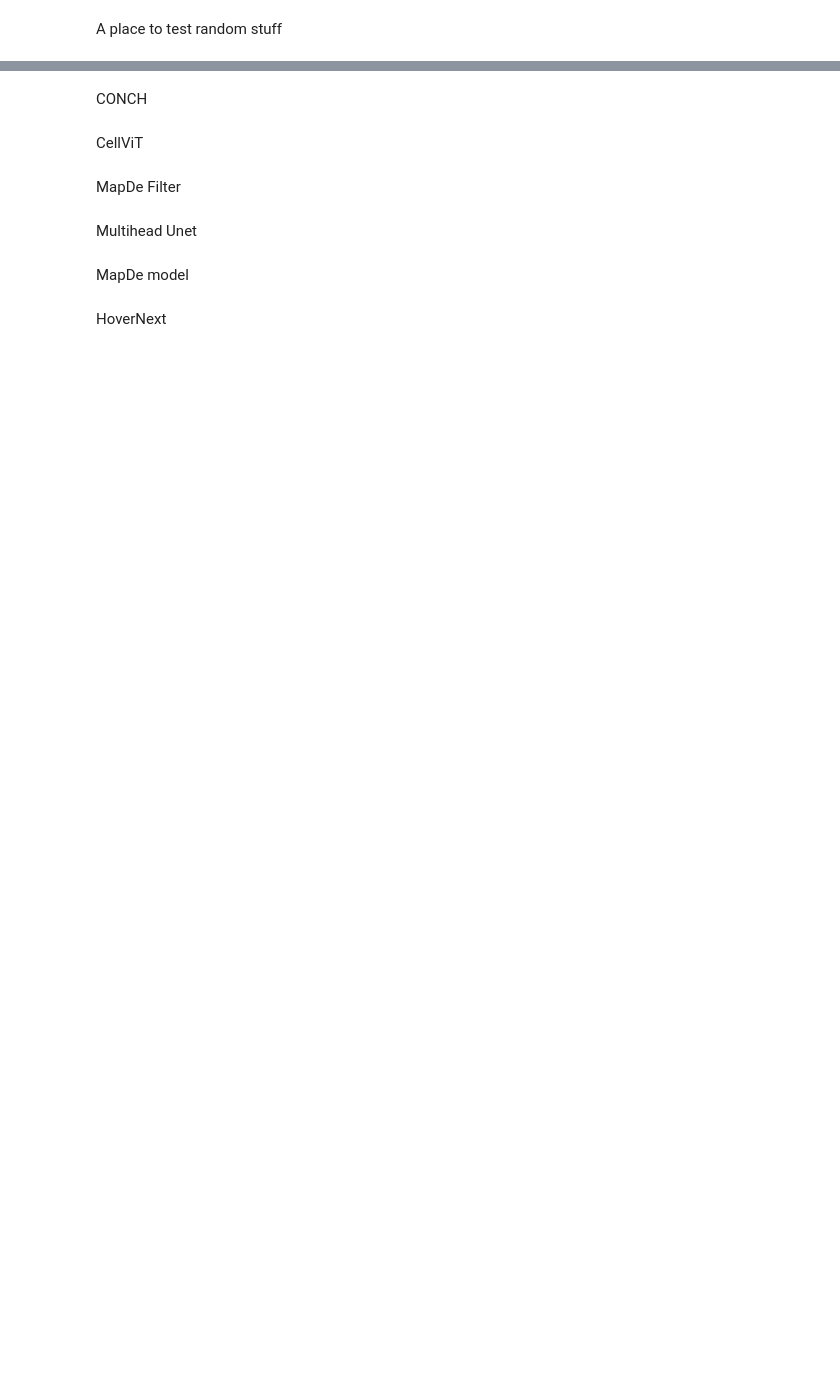
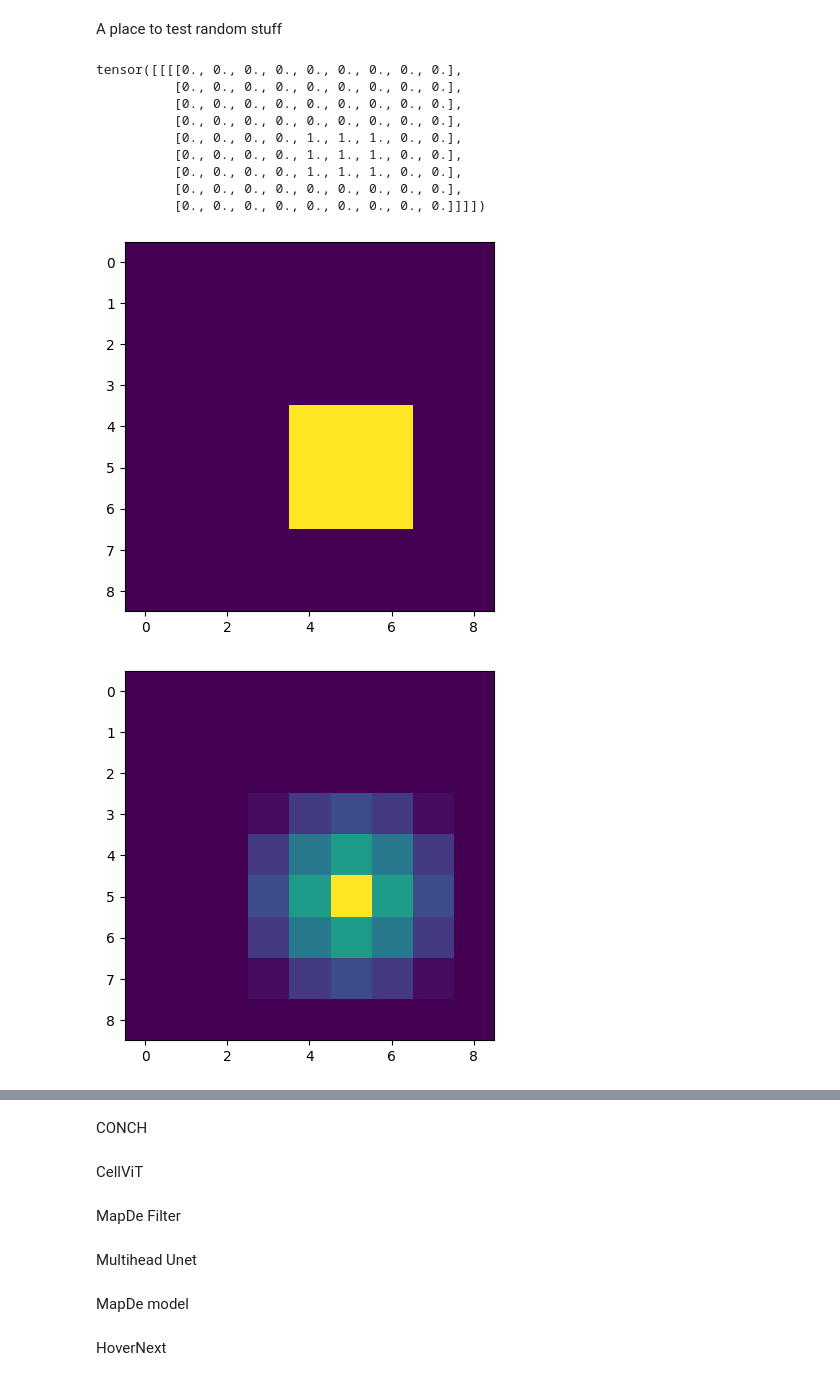
Before and after one commit to aamirchaudry29/Monkey_TIAKong, a Jupyter notebook: notebooks/playground.ipynb, the cells around one changed output, grey strips where cells are left out. Drawn from its saved outputs; the diff is of its cells as text; code cells hidden in the pictures; blank space fills up the shorter version.

```diff
--- a/notebooks/playground.ipynb
+++ b/notebooks/playground.ipynb
@@ -17,10 +19,0 @@ from pprint import pprint
-# %%
-true_mask = torch.zeros(size=(1, 1, 256, 256))
-true_mask[0, 0, 0, 0] = 0.5
-print(true_mask)
-pred_mask = torch.zeros(size=(1, 1, 256, 256))
-print(pred_mask)
-true_mask[0, 0, 0, 0] = 0.5
-loss_fn = get_loss_function("Jaccard_Loss")
-loss = loss_fn.compute_loss(pred_mask, true_mask)
-pprint(loss)
@@ -41,0 +20,53 @@ print(weight_1)
+# %%
+loss_fn = get_loss_function('Weighted_BCE_Jaccard')
+
+bce_loss_fn = get_loss_function('Weighted_BCE')
+# loss_fn.set_alpha(0.5)
+# focal_loss_fn = smp.losses.FocalLoss(mode='binary', alpha=0.25, gamma=2, reduction=None)
+
+with torch.no_grad():
+    y_true = torch.zeros(size=(1,1,9,9))
+    y_true[0,0,4:7,4:7] = 1
+    print(y_true)
+    plt.imshow(y_true[0,0])
+    plt.show()
+
+    centroid_map = np.zeros((9,9))
+    centroid_map[5,5] = 1
+    weight_map = generate_regression_map(centroid_map, d_thresh=3, alpha=1, scale=1)
+    plt.imshow(weight_map)
+    plt.show()
+
+    weight_map = torch.tensor(weight_map).unsqueeze(0).unsqueeze(0)
+    print("weight_map")
+    print(weight_map)
+
+    y_pred = torch.zeros(size=(1,1,9,9))
+    y_pred[0,0,4:7,4:7] = 0.5
+    y_pred[0,0,5,5] = 0.9
+    # print(y_pred)
+
+    loss = loss_fn.compute_loss(y_true, y_pred, weight_map)
+    bce_loss = bce_loss_fn.compute_loss(y_true, y_pred, weight_map)
+    print("weighted bce loss")
+    print(loss)
+    print("bce loss")
+    print(bce_loss)
+    # weighted_loss = loss * weight_map
+    # print("weighted loss")
+    # print(weighted_loss)
+
+    # print(loss.mean())
+    # print(weighted_loss.mean())
+# %% [output]
+tensor([[[[0., 0., 0., 0., 0., 0., 0., 0., 0.],
+          [0., 0., 0., 0., 0., 0., 0., 0., 0.],
+          [0., 0., 0., 0., 0., 0., 0., 0., 0.],
+          [0., 0., 0., 0., 0., 0., 0., 0., 0.],
+          [0., 0., 0., 0., 1., 1., 1., 0., 0.],
+          [0., 0., 0., 0., 1., 1., 1., 0., 0.],
+          [0., 0., 0., 0., 1., 1., 1., 0., 0.],
+          [0., 0., 0., 0., 0., 0., 0., 0., 0.],
+          [0., 0., 0., 0., 0., 0., 0., 0., 0.]]]])
+[figure, added]
+[figure, added]
```
Also changed, not shown: parts of 5 cells of this notebook, 5 other files.
